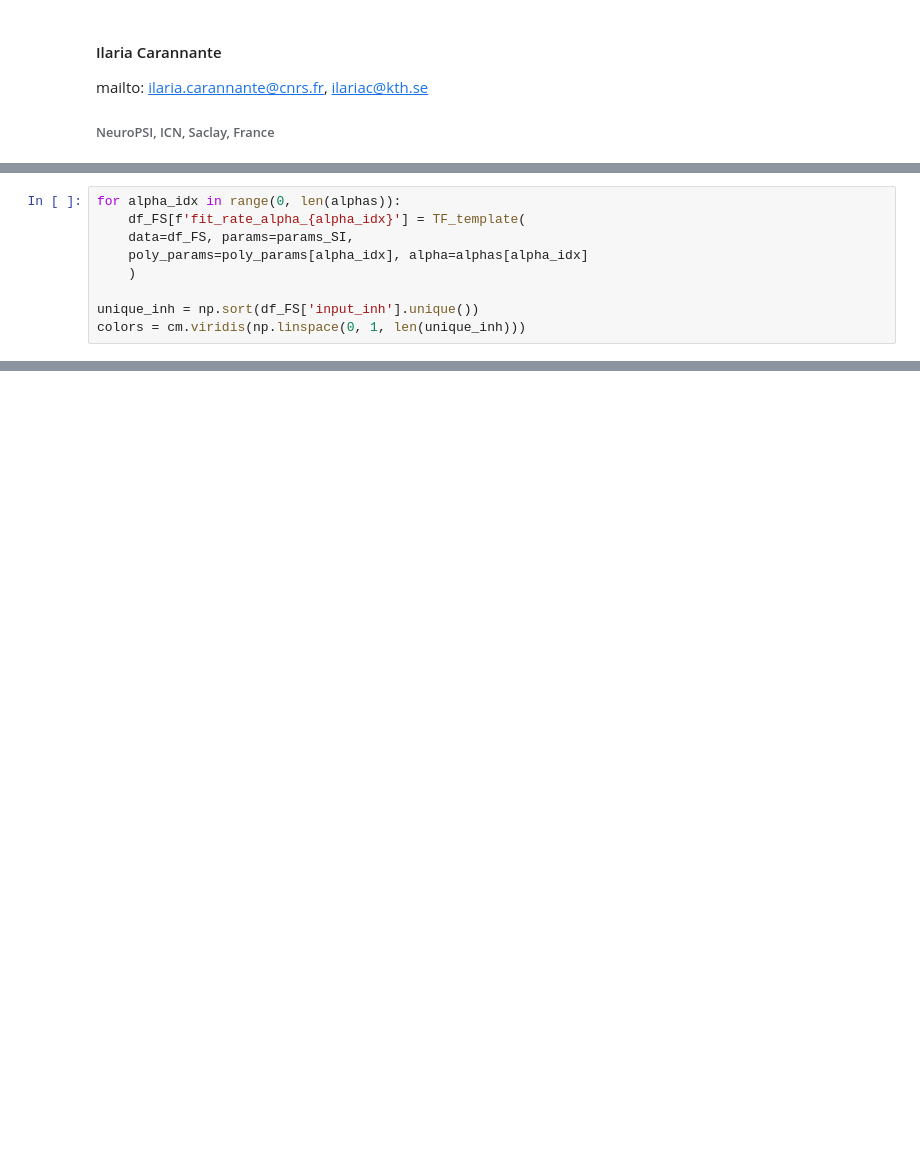
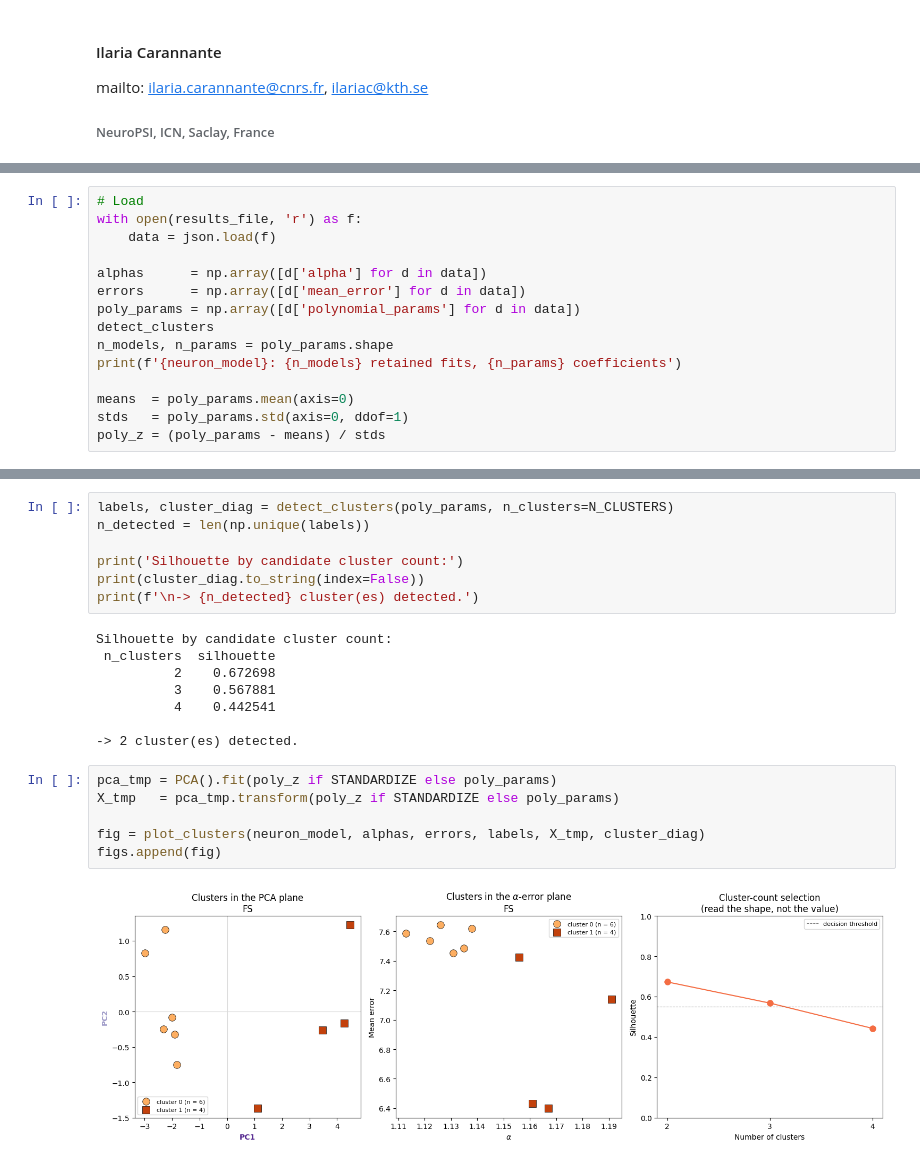
Before and after one commit to IlaCar/neuron-to-meanfield, a Jupyter notebook: transfer_function/analysis/Analysing_params_distribution_FS.ipynb, the cells around one changed output, grey strips where cells are left out. Drawn from its saved outputs; the diff is of its cells as text; blank space fills up the shorter version.

Commit message:
updated panels to generate figure for manuscript

```diff
--- a/transfer_function/analysis/Analysing_params_distribution_FS.ipynb
+++ b/transfer_function/analysis/Analysing_params_distribution_FS.ipynb
@@ -277,9 +6,0 @@ if Mask == True:
-# %%
-for alpha_idx in range(0, len(alphas)):
-    df_FS[f'fit_rate_alpha_{alpha_idx}'] = TF_template(
-    data=df_FS, params=params_SI,
-    poly_params=poly_params[alpha_idx], alpha=alphas[alpha_idx]
-    )
-
-unique_inh = np.sort(df_FS['input_inh'].unique())
-colors = cm.viridis(np.linspace(0, 1, len(unique_inh)))
@@ -303,0 +95,15 @@ save_figs(fig_path, fig_name, figs)
+# %%
+# Load
+with open(results_file, 'r') as f:
+    data = json.load(f)
+
+alphas      = np.array([d['alpha'] for d in data])
+errors      = np.array([d['mean_error'] for d in data])
+poly_params = np.array([d['polynomial_params'] for d in data])
+detect_clusters
+n_models, n_params = poly_params.shape
+print(f'{neuron_model}: {n_models} retained fits, {n_params} coefficients')
+
+means  = poly_params.mean(axis=0)
+stds   = poly_params.std(axis=0, ddof=1)
+poly_z = (poly_params - means) / stds
@@ -303,0 +150,23 @@ save_figs(fig_path, fig_name, figs)
+# %%
+labels, cluster_diag = detect_clusters(poly_params, n_clusters=N_CLUSTERS)
+n_detected = len(np.unique(labels))
+
+print('Silhouette by candidate cluster count:')
+print(cluster_diag.to_string(index=False))
+print(f'\n-> {n_detected} cluster(es) detected.')
+# %% [output]
+Silhouette by candidate cluster count:
+ n_clusters  silhouette
+          2    0.672698
+          3    0.567881
+          4    0.442541
+
+-> 2 cluster(es) detected.
+# %%
+pca_tmp = PCA().fit(poly_z if STANDARDIZE else poly_params)
+X_tmp   = pca_tmp.transform(poly_z if STANDARDIZE else poly_params)
+
+fig = plot_clusters(neuron_model, alphas, errors, labels, X_tmp, cluster_diag)
+figs.append(fig)
+# %% [output]
+[figure, added]
```
Also changed, not shown: parts of 85 cells of this notebook, 3 other files.
